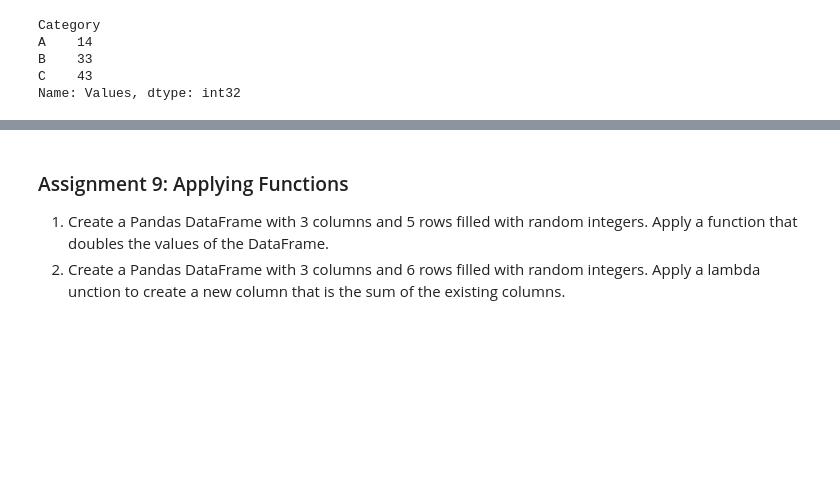
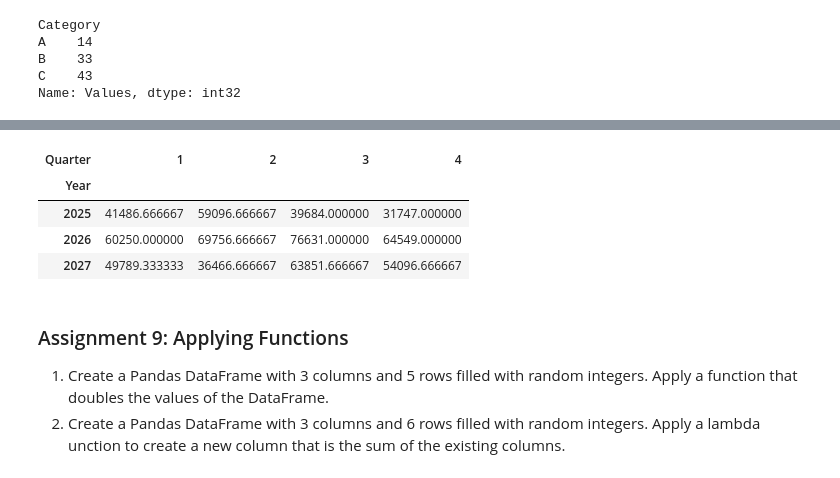
Before and after one commit to ArunNegi112/Python-Learning-Path-Topic-Wise-Assignments, a Jupyter notebook: Assignments/numpypandasassignments/pandasasssignments.ipynb, the cells around one changed output, grey strips where cells are left out. Drawn from its saved outputs; the diff is of its cells as text; code cells hidden in the pictures; blank space fills up the shorter version.

```diff
--- a/Assignments/numpypandasassignments/pandasasssignments.ipynb
+++ b/Assignments/numpypandasassignments/pandasasssignments.ipynb
@@ -636,0 +683,5 @@ Name: Values, dtype: int32
+# %%
+# Im adding a 'Month' column too, cuz it doesnt makes sense without it (to me)
+
+dates = pd.date_range(start='2025-01-01',end='2027-12-31',freq='ME')
+dates
@@ -637,3 +699,26 @@ Name: Values, dtype: int32
+# %%
+df8  = pd.DataFrame({
+    'Year' : dates.year,
+    'Quarter':dates.quarter,
+    'Month of quarter' : (dates.month-1)%3+1,
+    'Revenue': np.random.randint(0,100000,size = dates.size)
+})
+
+# Creating Pivot table, getting mean of revenue for each quarter for each year
+pivot = pd.pivot_table(
+    data=df8,
+    values='Revenue',
+    index='Year',
+    columns='Quarter',
+    aggfunc='mean'
+)
+pivot
+# %% [output]
+| Quarter | 1 | 2 | 3 | 4 |
+| Year |  |  |  |  |
+| 2025 | 41486.666667 | 59096.666667 | 39684.000000 | 31747.000000 |
+| 2026 | 60250.000000 | 69756.666667 | 76631.000000 | 64549.000000 |
+| 2027 | 49789.333333 | 36466.666667 | 63851.666667 | 54096.666667 |
 # %% [markdown]
 
 ### Assignment 9: Applying Functions
```
Also changed, not shown: parts of 5 cells of this notebook.
